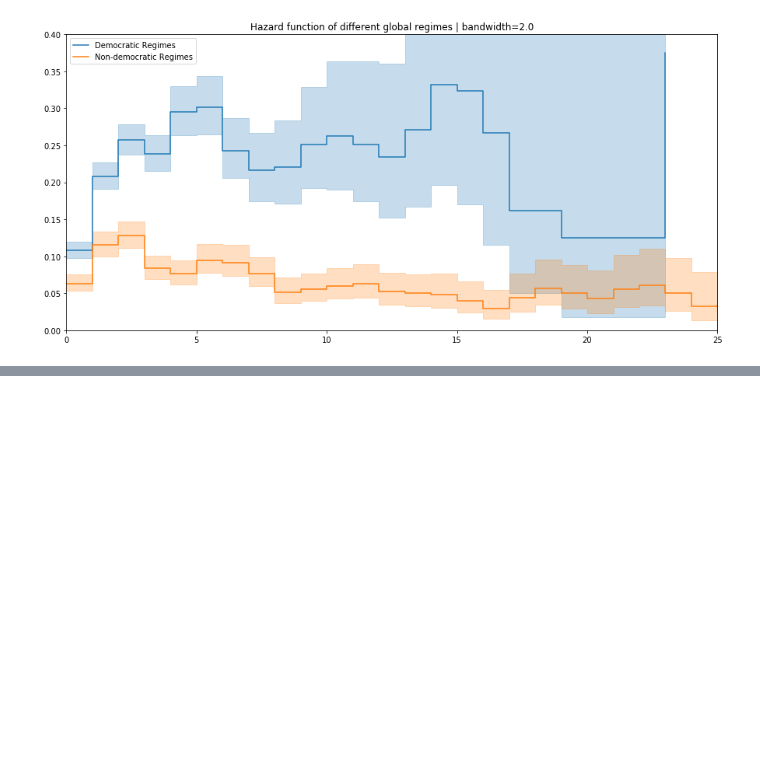
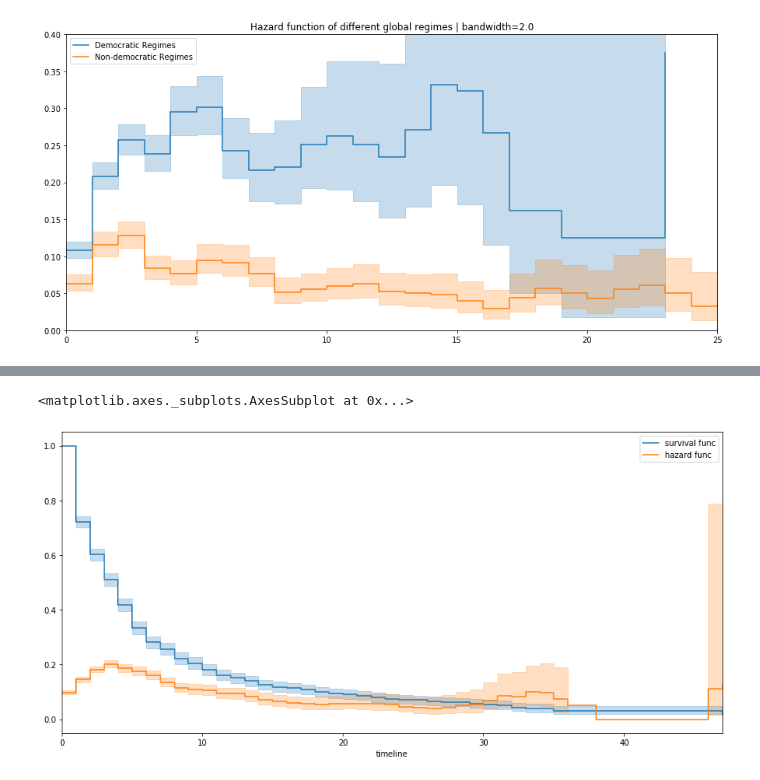
Before and after one commit to konvica/survival_analysis_demo, a Jupyter notebook: Leader_lifetime.ipynb, the cells around one changed output, grey strips where cells are left out. Saved outputs shown, nothing was run; the diff lists cells and outputs as text; code cells hidden in the pictures; blank space fills up the shorter version.

```diff
--- a/Leader_lifetime.ipynb
+++ b/Leader_lifetime.ipynb
@@ -150,0 +212,6 @@ plt.xlim(0, 25);
+# %%
+kmf.fit(data.duration,event_observed=data.observed).plot_survival_function(label='survival func')
+naf.plot_hazard(ax=plt.gca(),bandwidth=3,label='hazard func')
+# %% [output]
+<matplotlib.axes._subplots.AxesSubplot at 0x...>
+[figure, added]
```
Also changed, not shown: parts of 14 cells of this notebook, 1 other file.
